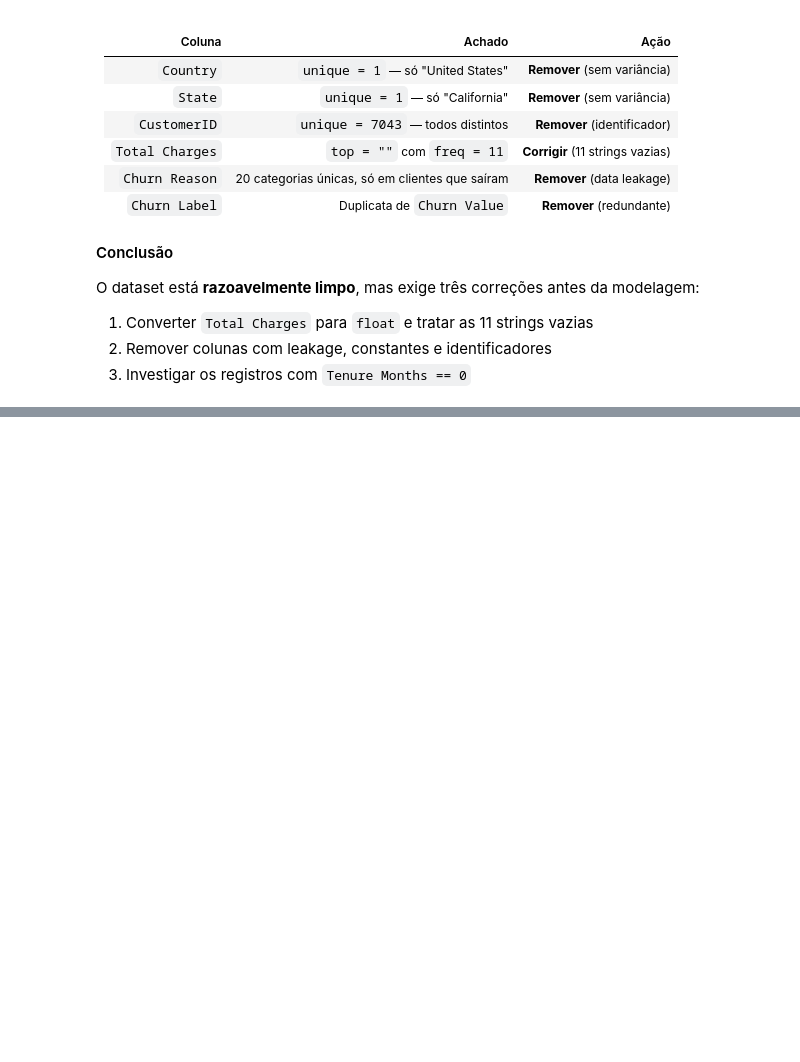
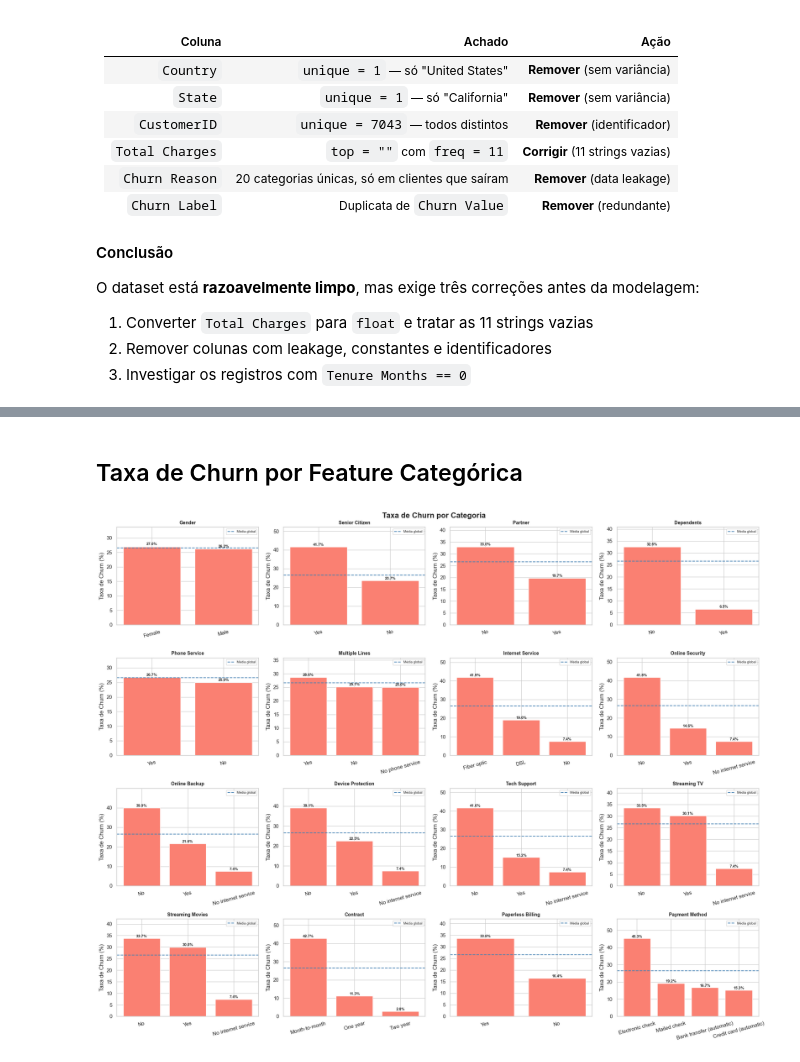
Before and after one commit to eeyamazaki/telco-churn-mlp, a Jupyter notebook: notebooks/01_eda.ipynb, the cells around one changed output, grey strips where cells are left out. Drawn from its saved outputs; the diff is of its cells as text; code cells hidden in the pictures; blank space fills up the shorter version.

```diff
--- a/notebooks/01_eda.ipynb
+++ b/notebooks/01_eda.ipynb
@@ -126,0 +323,62 @@ O dataset está **razoavelmente limpo**, mas exige três correções antes da mo
+# %% [markdown]
+## Taxa de Churn por Feature Categórica
+# %%
+categorical_features = [
+    "Gender", "Senior Citizen", "Partner", "Dependents",
+    "Phone Service", "Multiple Lines", "Internet Service",
+    "Online Security", "Online Backup", "Device Protection",
+    "Tech Support", "Streaming TV", "Streaming Movies",
+    "Contract", "Paperless Billing", "Payment Method",
+]
+
+# 4 colunas por linha para organizar os subplots
+n_cols = 4
+n_rows = -(-len(categorical_features) // n_cols)  # divisão com teto (ceil)
+
+fig, axes = plt.subplots(n_rows, n_cols, figsize=(20, n_rows * 4))
+axes = axes.flatten()
+
+for ax, col in zip(axes, categorical_features):
+    # Taxa de churn (média de Churn Value) por categoria
+    churn_rate = (
+        df.groupby(col)["Churn Value"]
+        .mean()
+        .mul(100)
+        .sort_values(ascending=False)
+    )
+
+    bars = ax.bar(
+        churn_rate.index,
+        churn_rate.values,
+        color="salmon",
+        edgecolor="white",
+    )
+
+    # Linha de referência: taxa global de churn
+    ax.axhline(df["Churn Value"].mean() * 100, color="steelblue",
+               linestyle="--", linewidth=1.5, label="Média global")
+
+    # Anotação do percentual em cada barra
+    for bar, val in zip(bars, churn_rate.values):
+        ax.text(
+            bar.get_x() + bar.get_width() / 2,
+            val + 0.5,
+            f"{val:.1f}%",
+            ha="center", fontsize=8, fontweight="bold",
+        )
+
+    ax.set_title(col, fontsize=10, fontweight="bold")
+    ax.set_ylabel("Taxa de Churn (%)")
+    ax.set_ylim(0, churn_rate.max() * 1.25)
+    ax.tick_params(axis="x", rotation=15)
+    ax.legend(fontsize=7)
+
+# Removendo subplots vazios (se o número de features não preencher a grade)
+for ax in axes[len(categorical_features):]:
+    ax.set_visible(False)
+
+plt.suptitle("Taxa de Churn por Categoria", fontsize=16, fontweight="bold")
+plt.tight_layout()
+plt.show()
+# %% [output]
+[figure, added]
```
Also changed, not shown: parts of 20 cells of this notebook, 3 other files.
